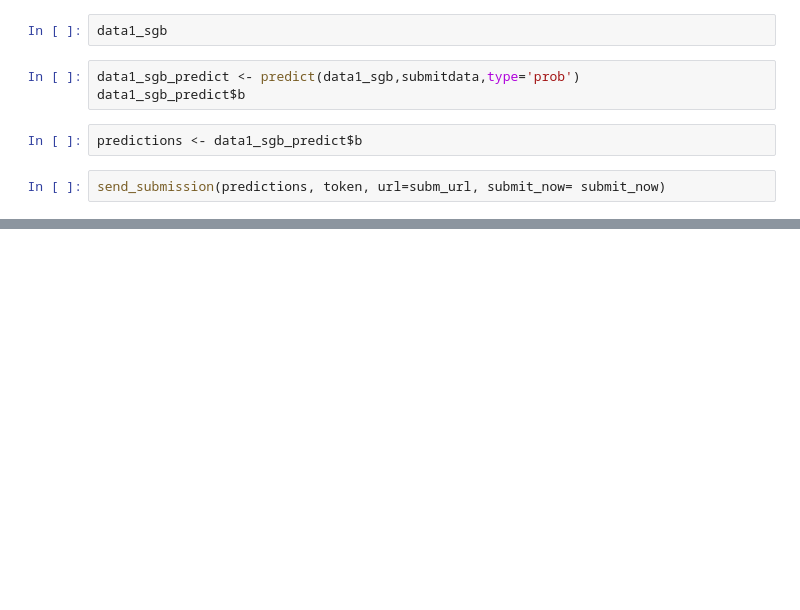
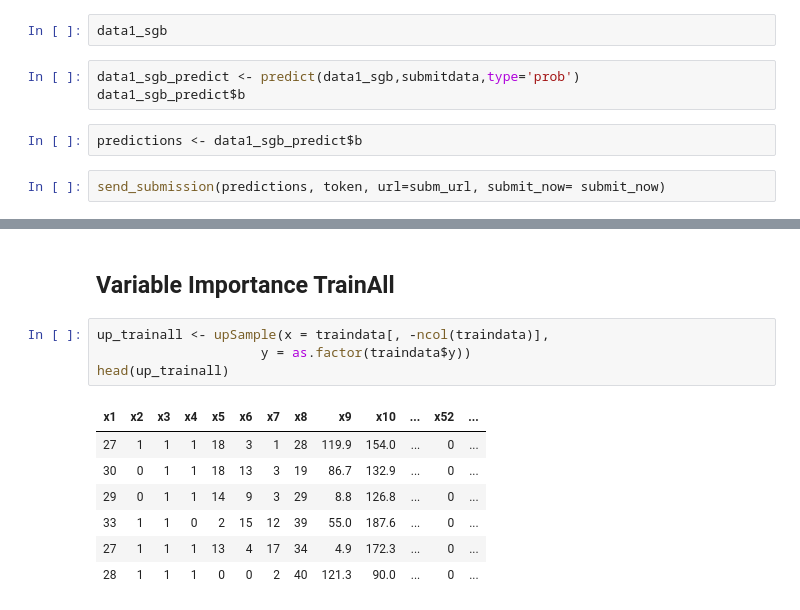
Before and after one commit to karaee/IE518Project, a Jupyter notebook: Project/Project1.ipynb, the cells around one changed output, grey strips where cells are left out. Cells and saved outputs as stored; diff of their text form; blank space fills up the shorter version.

```diff
--- a/Project/Project1.ipynb
+++ b/Project/Project1.ipynb
@@ -790,0 +908,14 @@ send_submission(predictions, token, url=subm_url, submit_now= submit_now)
+# %% [markdown]
+## Variable Importance TrainAll
+# %%
+up_trainall <- upSample(x = traindata[, -ncol(traindata)],
+                     y = as.factor(traindata$y))
+head(up_trainall)
+# %% [output]
+| x1 | x2 | x3 | x4 | x5 | x6 | x7 | x8 | x9 | x10 | ... | x52 | ... |
+| 27 | 1 | 1 | 1 | 18 | 3 | 1 | 28 | 119.9 | 154.0 | ... | 0 | ... |
+| 30 | 0 | 1 | 1 | 18 | 13 | 3 | 19 | 86.7 | 132.9 | ... | 0 | ... |
+| 29 | 0 | 1 | 1 | 14 | 9 | 3 | 29 | 8.8 | 126.8 | ... | 0 | ... |
+| 33 | 1 | 1 | 0 | 2 | 15 | 12 | 39 | 55.0 | 187.6 | ... | 0 | ... |
+| 27 | 1 | 1 | 1 | 13 | 4 | 17 | 34 | 4.9 | 172.3 | ... | 0 | ... |
+| 28 | 1 | 1 | 1 | 0 | 0 | 2 | 40 | 121.3 | 90.0 | ... | 0 | ... |
```
Also changed, not shown: parts of 47 cells of this notebook.
